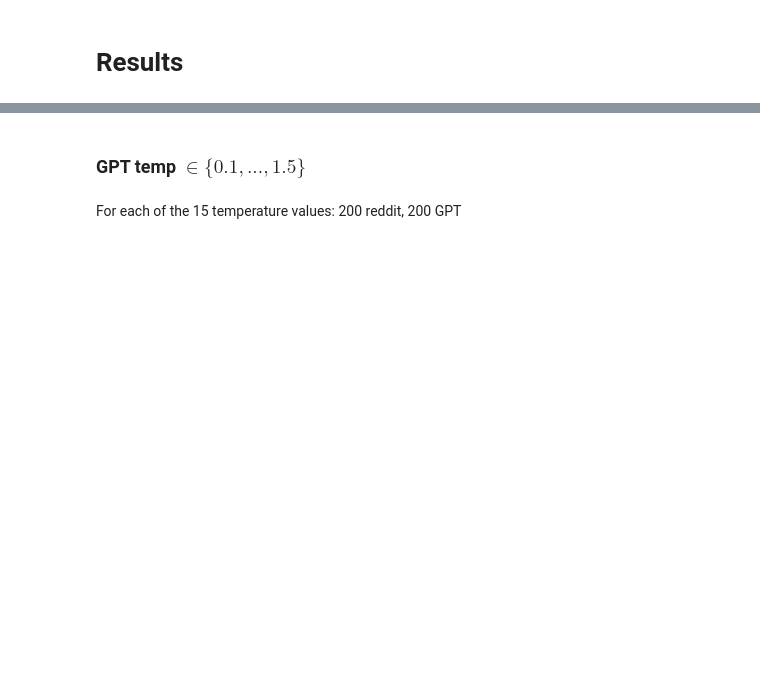
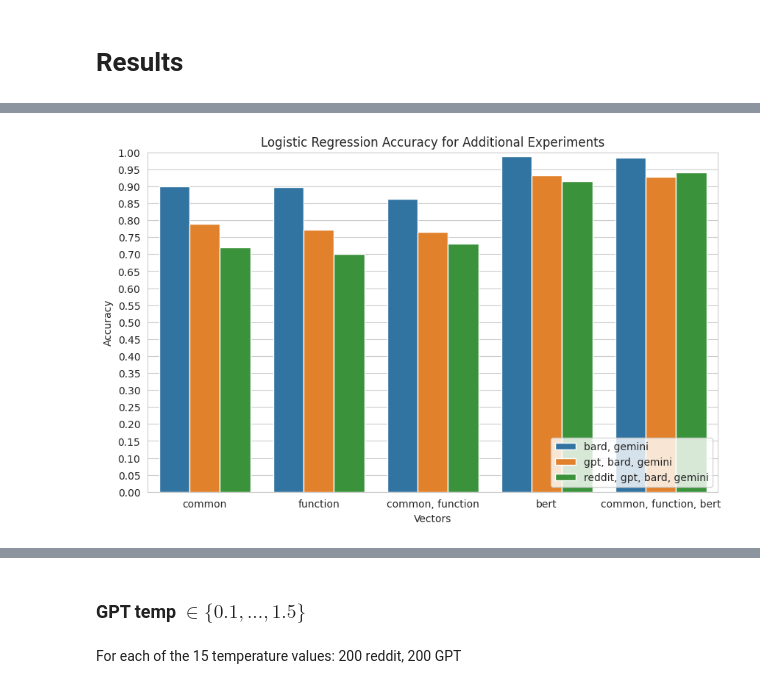
Before and after one commit to harrison-f-stropkay/llm-style, a Jupyter notebook: classification.ipynb, the cells around one changed output, grey strips where cells are left out. Saved outputs shown, nothing was run; the diff lists cells and outputs as text; code cells hidden in the pictures; blank space fills up the shorter version.

```diff
--- a/classification.ipynb
+++ b/classification.ipynb
@@ -207,0 +459,29 @@ plt.show()
+# %%
+plt.figure(figsize=(10, 6))
+
+sns.set_style("whitegrid")
+ax = sns.barplot(
+    data=results[
+        results["authors"].isin(
+            [
+                "bard, gemini",
+                "gpt, bard, gemini",
+                "reddit, gpt, bard, gemini",
+            ]
+        )
+    ],
+    x="vectors",
+    y="accuracy",
+    hue="authors",
+    errorbar=None,
+)
+
+plt.ylim(0, 1.0)
+plt.yticks(np.arange(0, 1.05, 0.05))
+plt.title("Logistic Regression Accuracy for Additional Experiments")
+plt.legend(loc="lower right")
+plt.xlabel("Vectors")
+plt.ylabel("Accuracy")
+plt.show()
+# %% [output]
+[figure, added]
```
Also changed, not shown: parts of 29 cells of this notebook, 1 other file.
